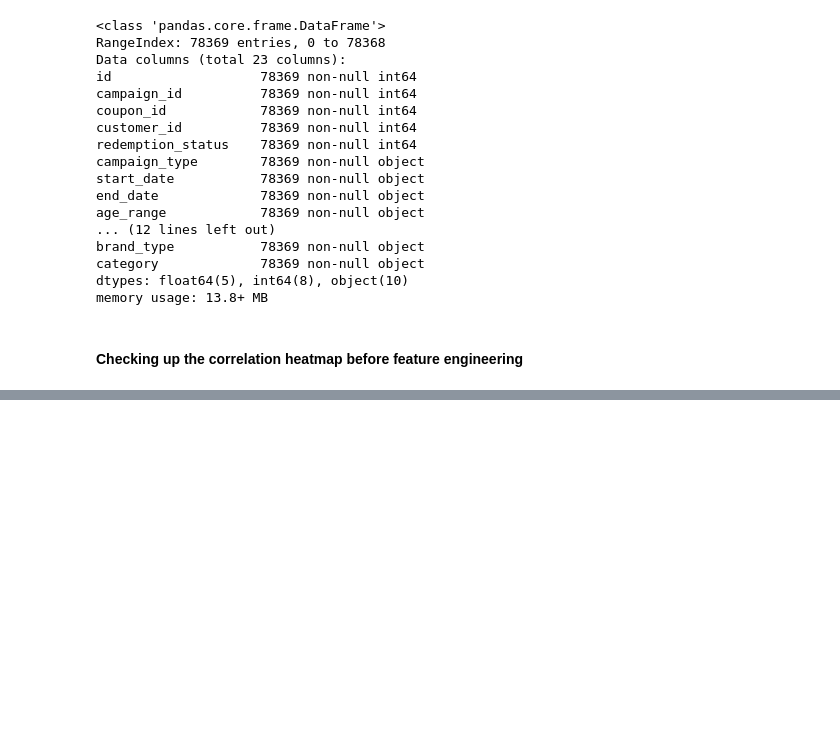
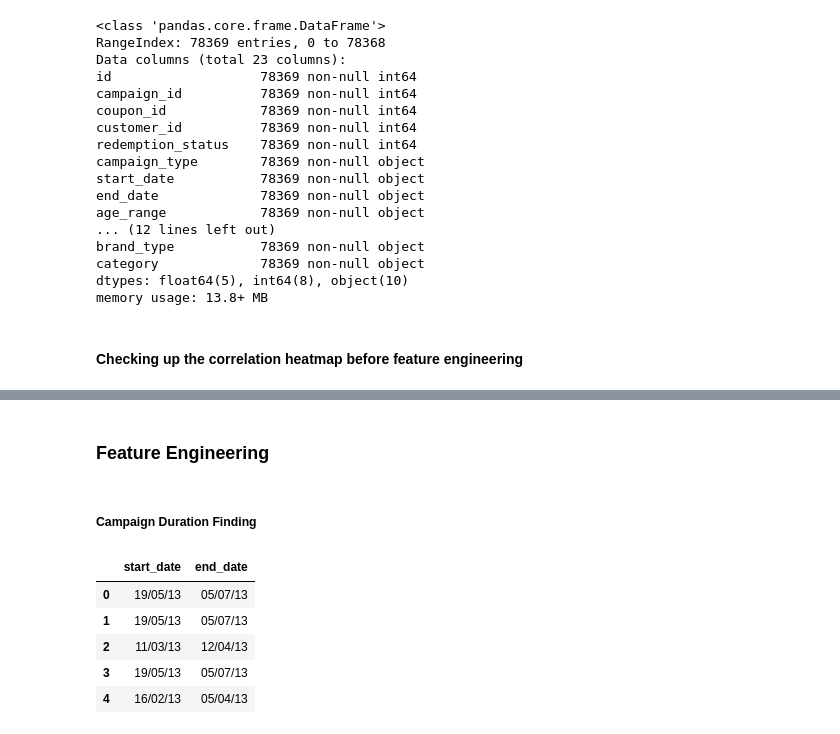
Before and after one commit to Abhijit2505/Coupon-Redemption-Prediction, a Jupyter notebook: Coupon Redemption Prediction.ipynb, the cells around one changed output, grey strips where cells are left out. Drawn from its saved outputs; the diff is of its cells as text; code cells hidden in the pictures; blank space fills up the shorter version.

```diff
--- a/Coupon Redemption Prediction.ipynb
+++ b/Coupon Redemption Prediction.ipynb
@@ -274,0 +288,16 @@ sns.heatmap(data.corr(),cmap='RdYlGn',annot=True)
+# %% [markdown]
+### Feature Engineering
+# %% [markdown]
+##### Campaign Duration Finding
+# %%
+# creating a slice of the main dataframe
+ch_data = data[['start_date','end_date']]
+# %%
+ch_data.head()
+# %% [output]
+|  | start_date | end_date |
+| 0 | 19/05/13 | 05/07/13 |
+| 1 | 19/05/13 | 05/07/13 |
+| 2 | 11/03/13 | 12/04/13 |
+| 3 | 19/05/13 | 05/07/13 |
+| 4 | 16/02/13 | 05/04/13 |
```
Also changed, not shown: parts of 6 cells of this notebook.
